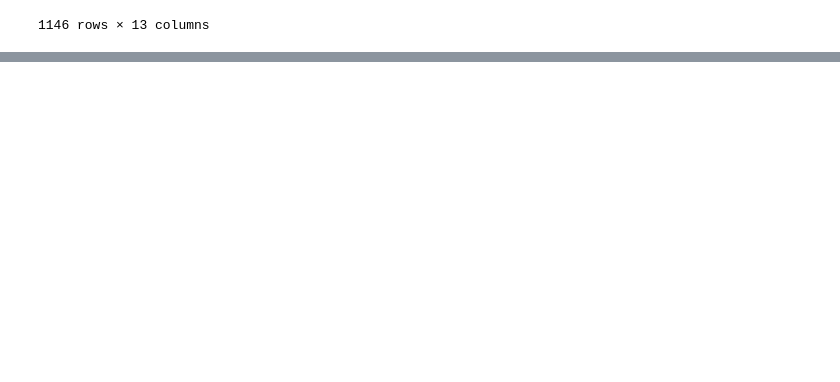
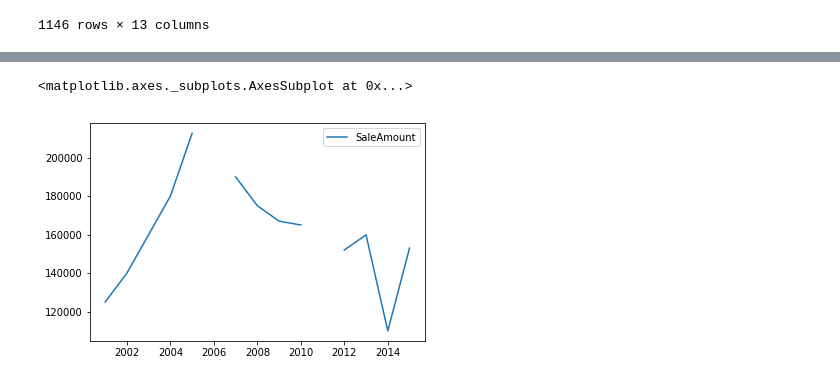
Before and after one commit to jamiekasulis/ct_real_estate_sales, a Jupyter notebook: Data Exploration.ipynb, the cells around one changed output, grey strips where cells are left out. Saved outputs shown, nothing was run; the diff lists cells and outputs as text; code cells hidden in the pictures; blank space fills up the shorter version.

Commit message:
Added timeseries functionality

```diff
--- a/Data Exploration.ipynb
+++ b/Data Exploration.ipynb
@@ -104,7 +106,7 @@ def get_commercial(df):
     """
     return df[df['PropertyType'] == 'Commercial']
 # %%
-use_df = df[df['NonUseCode'] == -1]
+use_df = df[df['NonUseCode'] < 1]
 res_df = get_residential(use_df)
 # %%
 # Check
@@ -430,0 +435,15 @@ ansonia.sort_values('AssessedValue', ascending=False)
+# %%
+def get_years_median(town, column, year, source_df=res_df):
+    """
+    Returns the median value of column for town from year, using data from source_df, as a list.
+    """
+    # Get the rows for this town in the given year
+    just_this_town = source_df[source_df['Town'] == town]
+    town_by_year = just_this_town[just_this_town['ListYear'] == year]
+
+    # Calculate and return the median
+    median = town_by_year[column].median()
+    if median == 'nan':
+        return -1
+    else:
+        return median
@@ -430,0 +454,17 @@ ansonia.sort_values('AssessedValue', ascending=False)
+# %%
+def median_timeseries(town, column, source_df=res_df, startyear=MIN_YEAR, endyear=MAX_YEAR):
+    """
+    Returns a time series for a particular town and column, from start year to endyear.
+    Values are the median of column.
+    Grabs the data from source_df.
+    """
+    # Make the DataFrame's attributes
+    index = list(range(startyear, endyear+1))
+    columns = [column]
+
+    # Generate a list of medians using helper function
+    list_of_medians = []
+    for year in index:
+        list_of_medians.append(get_years_median(town, column, year))
+
+    return pd.DataFrame(data=list_of_medians, index=index, columns=columns)
@@ -430,0 +594,5 @@ ansonia.sort_values('AssessedValue', ascending=False)
+# %%
+median_timeseries('Hartford', 'SaleAmount').plot()
+# %% [output]
+<matplotlib.axes._subplots.AxesSubplot at 0x...>
+[figure, added]
```
Also changed, not shown: parts of 17 cells of this notebook.
